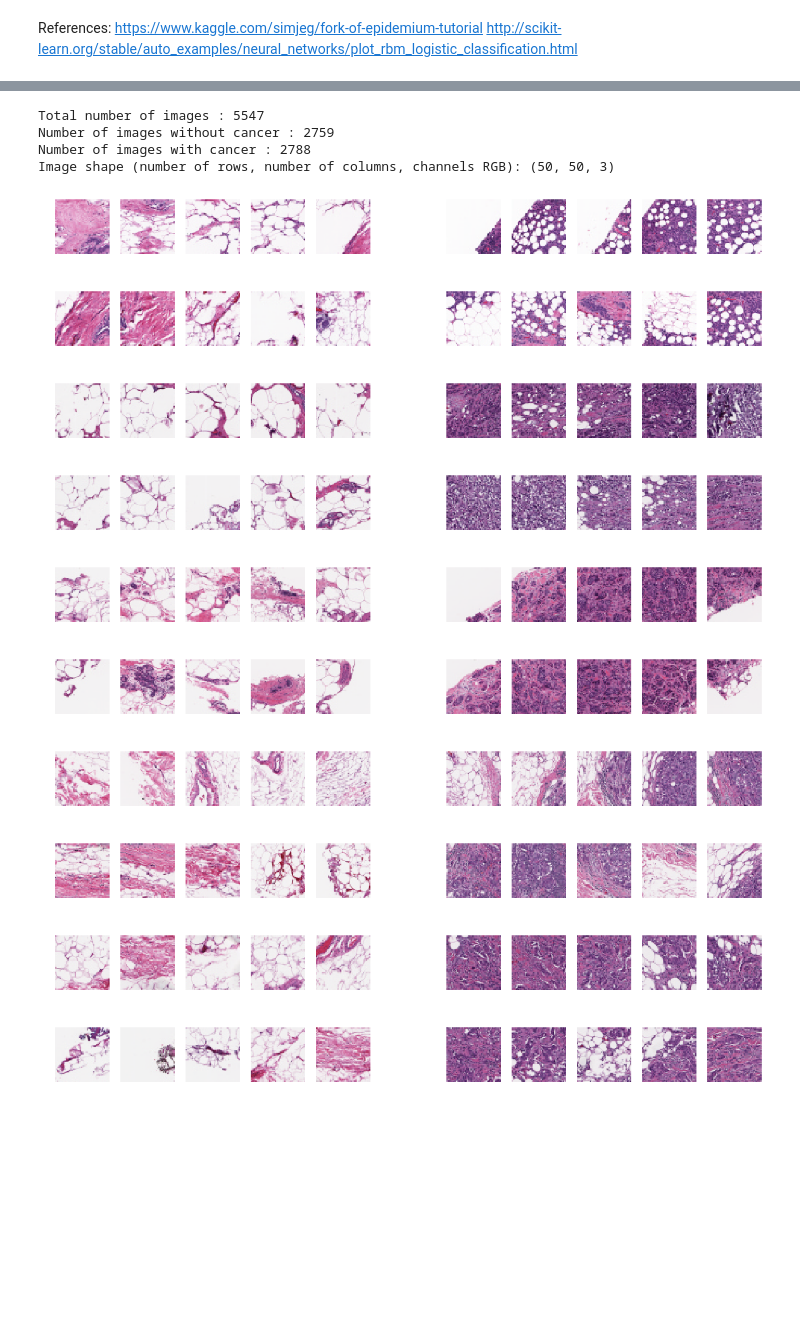
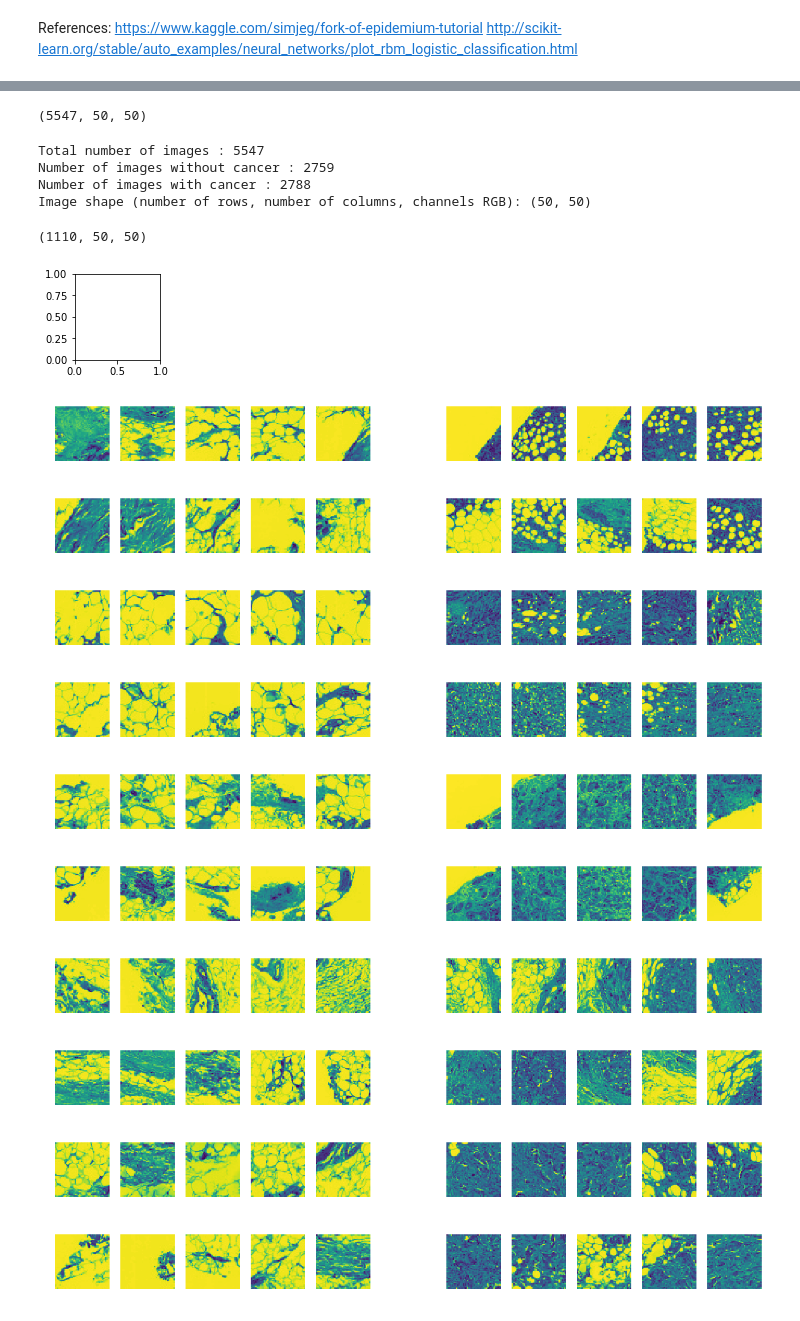
Before and after one commit to spaceport729/thinkful, a Jupyter notebook: Breast_Histology_Images.ipynb, the cells around one changed output, grey strips where cells are left out. Drawn from its saved outputs; the diff is of its cells as text; code cells hidden in the pictures; blank space fills up the shorter version.

```diff
--- a/Breast_Histology_Images.ipynb
+++ b/Breast_Histology_Images.ipynb
@@ -22,0 +15,30 @@ X_train, X_test, Y_train, Y_test = train_test_split(X, Y,test_size=0.2,random_st
+# %%
+def rgb2gray(rgb):
+
+    r, g, b = rgb[0], rgb[1], rgb[2]
+    gray = 0.2989 * r + 0.5870 * g + 0.1140 * b
+
+    return gray
+# %%
+# Load Data and split into training and test datasets
+hist_data_gray_list = []
+
+hist_data = np.load('X.npy')
+hist_labels = np.load('Y.npy')
+
+hist_data_gray_list = []
+
+
+for i in hist_data:
+    list_gray = []
+    hist_data_array = np.empty([2500,])
+    for row in i:
+        for rgb in row:
+            hist_gray_value = rgb2gray(rgb)
+            list_gray.append(int(hist_gray_value))
+    array_gray = np.array(list_gray).reshape(50,50)
+    hist_data_gray_list.append(array_gray)
+
+
+hist_data_gray = np.array(hist_data_gray_list)
+print(hist_data_gray.shape)
@@ -23,47 +73,61 @@ X_train, X_test, Y_train, Y_test = train_test_split(X, Y,test_size=0.2,random_st
+# %%
+hd_gray_scaled = scale(hist_data_gray)
+print(hd_gray_scaled.shape)
+# %% [output]
+(5547, 50, 50)
 # %%
 # How many images ?
 
-print('Total number of images : {}'.format(len(hist_images)))
+print('Total number of images : {}'.format(len(hist_data_gray)))
 print('Number of images without cancer : {}'.format(np.sum(hist_labels==0)))
 print('Number of images with cancer : {}'.format(np.sum(hist_labels==1)))
-print('Image shape (number of rows, number of columns, channels RGB): {}'.format(hist_images[0].shape))
+print('Image shape (number of rows, number of columns, channels RGB): {}'.format(hist_data_gray[0].shape))
 # %% [output]
 Total number of images : 5547
 Number of images without cancer : 2759
 Number of images with cancer : 2788
-Image shape (number of rows, number of columns, channels RGB): (50, 50, 3)
+Image shape (number of rows, number of columns, channels RGB): (50, 50)
+# %%
+
+X_train, X_test, Y_train, Y_test = train_test_split(hd_gray_scaled, hist_labels,test_size=0.2,random_state=0)
+X_test.shape
+# nsamples, nx, ny = X_train.shape
+# hist_images_flattened = train_dataset.reshape((nsamples,nx*ny))
+# %% [output]
+(1110, 50, 50)
 # %%
 
 # Looking at some images
 
-imgs0 = hist_images[hist_labels==0] # images with label 0 = no cancer, negative image
-imgs1 = hist_images[hist_labels==1] # images with label 1 =    cancer, positive image
+imgs0 = hist_data_gray[hist_labels==0] # images with label 0 = no cancer, negative image
+imgs1 = hist_data_gray[hist_labels==1] # images with label 1 =    cancer, positive image
 
 batch = 0 # Each batch plot 50 negative images on the left and 50 positive images on the right
 
 for row in range(10):
     plt.figure(figsize=(20, 10))
     for col in range(5):
         plt.subplot(1,11,col+1)
         plt.imshow(imgs0[50*batch + 5*row+col])
         plt.axis('off')
 
         plt.subplot(1,11,col+7)
         plt.imshow(imgs1[50*batch + 5*row+col])
         plt.axis('off')
 
 plt.show()
 # %% [output]
-[figure, old version]
+[figure, new version]
-[figure, old version]
+[figure, new version]
-[figure, old version]
+[figure, new version]
-[figure, old version]
+[figure, new version]
-[figure, old version]
+[figure, new version]
-[figure, old version]
+[figure, new version]
-[figure, old version]
+[figure, new version]
-[figure, old version]
+[figure, new version]
-[figure, old version]
+[figure, new version]
-[figure, old version]
+[figure, new version]
+[figure, added]
 # %%
 
 # Models we will use
```
Also changed, not shown: parts of 8 cells of this notebook.
